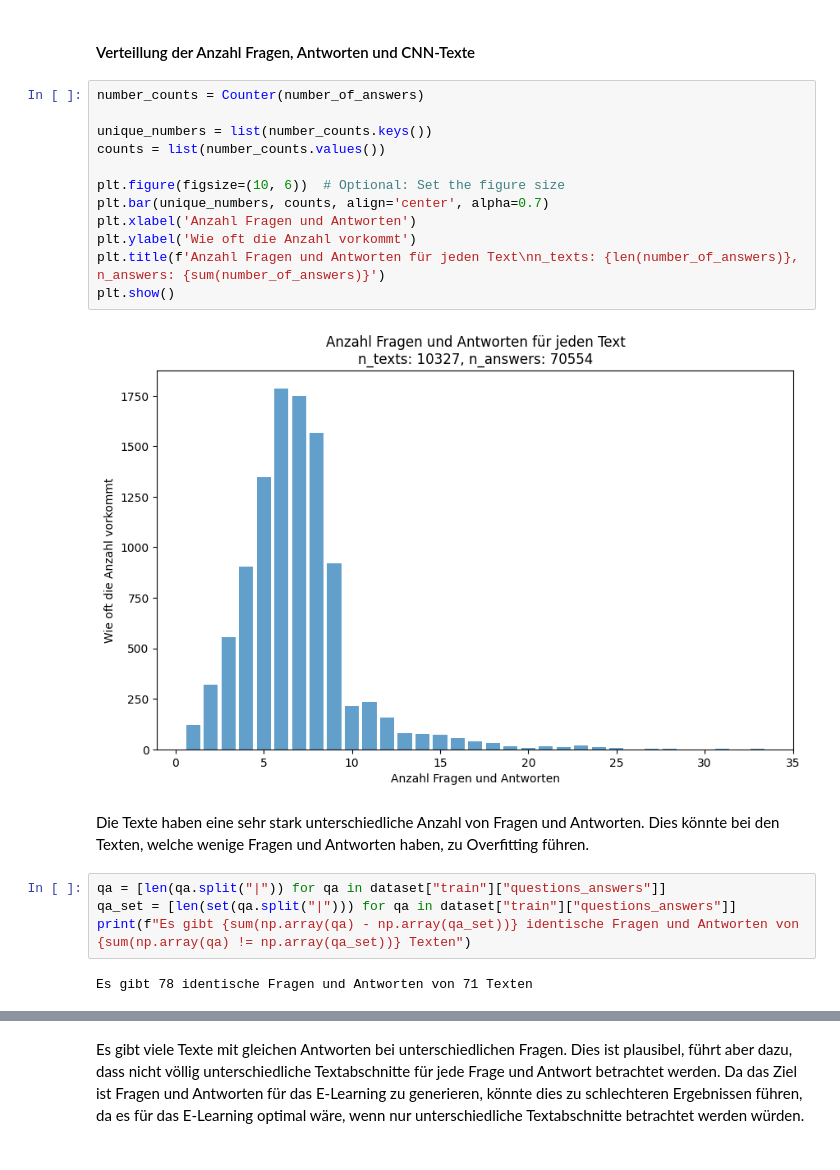
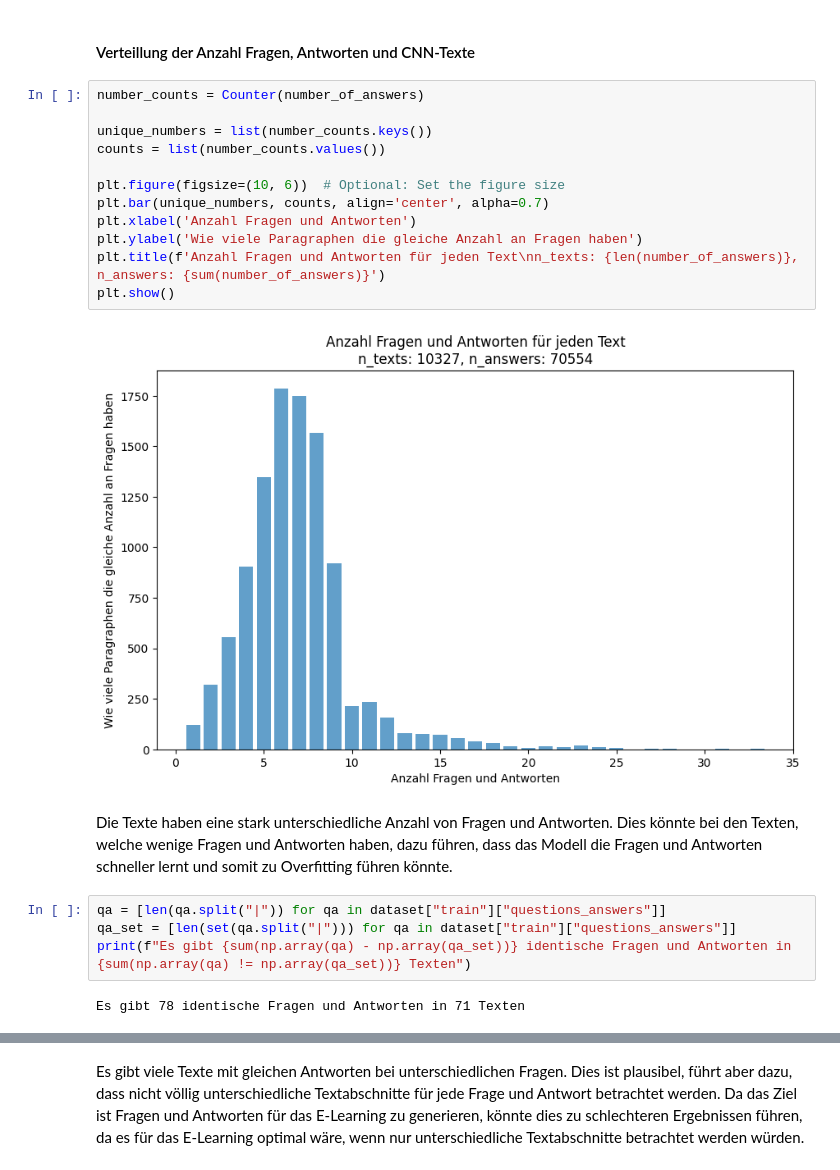
Before and after one commit to swiggy123/npr_mc2, a Jupyter notebook: report.ipynb, the cells around one changed output, grey strips where cells are left out. Cells and saved outputs as stored; diff of their text form.

```diff
--- a/report.ipynb
+++ b/report.ipynb
@@ -94,23 +154,23 @@ assert len(set(dataset["train"]["paragraph"])) == len(dataset["train"]["paragrap
 # %%
 number_counts = Counter(number_of_answers)
 
 unique_numbers = list(number_counts.keys())
 counts = list(number_counts.values())
 
 plt.figure(figsize=(10, 6))  # Optional: Set the figure size
 plt.bar(unique_numbers, counts, align='center', alpha=0.7)
 plt.xlabel('Anzahl Fragen und Antworten')
-plt.ylabel('Wie oft die Anzahl vorkommt')
+plt.ylabel('Wie viele Paragraphen die gleiche Anzahl an Fragen haben')
 plt.title(f'Anzahl Fragen und Antworten für jeden Text\nn_texts: {len(number_of_answers)}, n_answers: {sum(number_of_answers)}')
 plt.show()
 # %% [output]
-[figure, old version]
+[figure, new version]
 # %% [markdown]
-Die Texte haben eine sehr stark unterschiedliche Anzahl von Fragen und Antworten. Dies könnte bei den Texten, welche wenige Fragen und Antworten haben, zu Overfitting führen.
+Die Texte haben eine stark unterschiedliche Anzahl von Fragen und Antworten. Dies könnte bei den Texten, welche wenige Fragen und Antworten haben, dazu führen, dass das Modell die Fragen und Antworten schneller lernt und somit zu Overfitting führen könnte.
 # %%
 qa = [len(qa.split("|")) for qa in dataset["train"]["questions_answers"]]
 qa_set = [len(set(qa.split("|"))) for qa in dataset["train"]["questions_answers"]]
-print(f"Es gibt {sum(np.array(qa) - np.array(qa_set))} identische Fragen und Antworten von {sum(np.array(qa) != np.array(qa_set))} Texten")
+print(f"Es gibt {sum(np.array(qa) - np.array(qa_set))} identische Fragen und Antworten in {sum(np.array(qa) != np.array(qa_set))} Texten")
 # %% [output]
-Es gibt 78 identische Fragen und Antworten von 71 Texten
+Es gibt 78 identische Fragen und Antworten in 71 Texten
 # %% [markdown]
```
Also changed, not shown: parts of 12 cells of this notebook.
